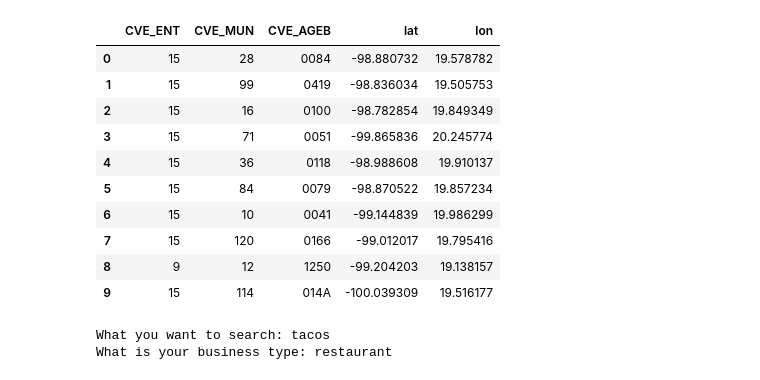
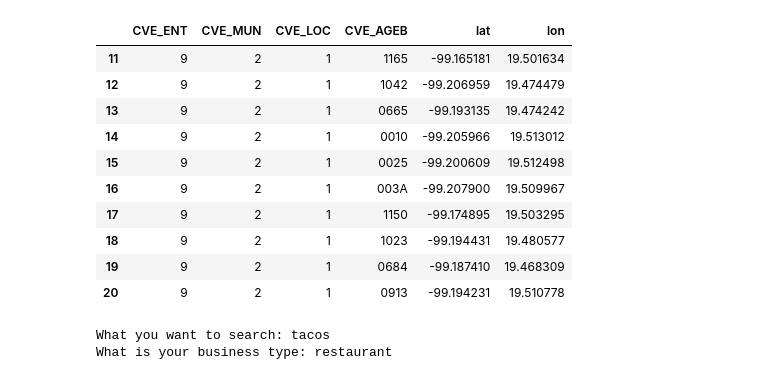
Before and after one commit to Iarmas/Project-1, a Jupyter notebook: Development/Código Google Places.ipynb, the cells around one changed output. Drawn from its saved outputs; the diff is of its cells as text; code cells hidden in the pictures.

```diff
--- a/Development/Código Google Places.ipynb
+++ b/Development/Código Google Places.ipynb
@@ -7,27 +7,34 @@ import pandas as pd
 # Google developer API key
 from config_maps import gkey
 # %%
+# #Base de Longuitud y Latitud
+# latlng_pd = pd.read_csv("coordenadas (1).csv")
+# latlng_pd.head()
+# #latlng_pd['Number of near Businesses']=''
+# latlng_pd.columns=['Indice','CVE_ENT','CVE_MUN','CVE_AGEB','lat','lon']#,'Number of near Businesses'
+# del latlng_pd['Indice']
+# latlng_pd=latlng_pd.iloc[0:10,:]
+# latlng_pd['CVE_AGEB'] = latlng_pd['CVE_AGEB'].str.zfill(4)
+# latlng_pd
+
 #Base de Longuitud y Latitud
-latlng_pd = pd.read_csv("coordenadas.csv")
-latlng_pd.head()
-#latlng_pd['Number of near Businesses']=''
-latlng_pd.columns=['Indice','CVE_ENT','CVE_MUN','CVE_AGEB','lat','lon']#,'Number of near Businesses'
-del latlng_pd['Indice']
-latlng_pd=latlng_pd.iloc[0:10,:]
-latlng_pd['CVE_AGEB'] = latlng_pd['CVE_AGEB'].str.zfill(4)
+latlng_pd = pd.read_csv("coordenadas (1).csv")
+latlng_pd.columns
+latlng_pd=latlng_pd.iloc[11:21,1:10]
+#latlng_pd['CVE_AGEB'] = latlng_pd['CVE_AGEB'].str.zfill(4)
 latlng_pd
 # %% [output]
-|  | CVE_ENT | CVE_MUN | CVE_AGEB | lat | lon |
-| 0 | 15 | 28 | 0084 | -98.880732 | 19.578782 |
-| 1 | 15 | 99 | 0419 | -98.836034 | 19.505753 |
-| 2 | 15 | 16 | 0100 | -98.782854 | 19.849349 |
-| 3 | 15 | 71 | 0051 | -99.865836 | 20.245774 |
-| 4 | 15 | 36 | 0118 | -98.988608 | 19.910137 |
-| 5 | 15 | 84 | 0079 | -98.870522 | 19.857234 |
-| 6 | 15 | 10 | 0041 | -99.144839 | 19.986299 |
-| 7 | 15 | 120 | 0166 | -99.012017 | 19.795416 |
-| 8 | 9 | 12 | 1250 | -99.204203 | 19.138157 |
-| 9 | 15 | 114 | 014A | -100.039309 | 19.516177 |
+|  | CVE_ENT | CVE_MUN | CVE_LOC | CVE_AGEB | lat | lon |
+| 11 | 9 | 2 | 1 | 1165 | -99.165181 | 19.501634 |
+| 12 | 9 | 2 | 1 | 1042 | -99.206959 | 19.474479 |
+| 13 | 9 | 2 | 1 | 0665 | -99.193135 | 19.474242 |
+| 14 | 9 | 2 | 1 | 0010 | -99.205966 | 19.513012 |
+| 15 | 9 | 2 | 1 | 0025 | -99.200609 | 19.512498 |
+| 16 | 9 | 2 | 1 | 003A | -99.207900 | 19.509967 |
+| 17 | 9 | 2 | 1 | 1150 | -99.174895 | 19.503295 |
+| 18 | 9 | 2 | 1 | 1023 | -99.194431 | 19.480577 |
+| 19 | 9 | 2 | 1 | 0684 | -99.187410 | 19.468309 |
+| 20 | 9 | 2 | 1 | 0913 | -99.194231 | 19.510778 |
 # %%
 target_search=input("What you want to search: ")
 target_type=input("What is your business type: ")
```
Also changed, not shown: parts of 2 cells of this notebook, 2 other files.
